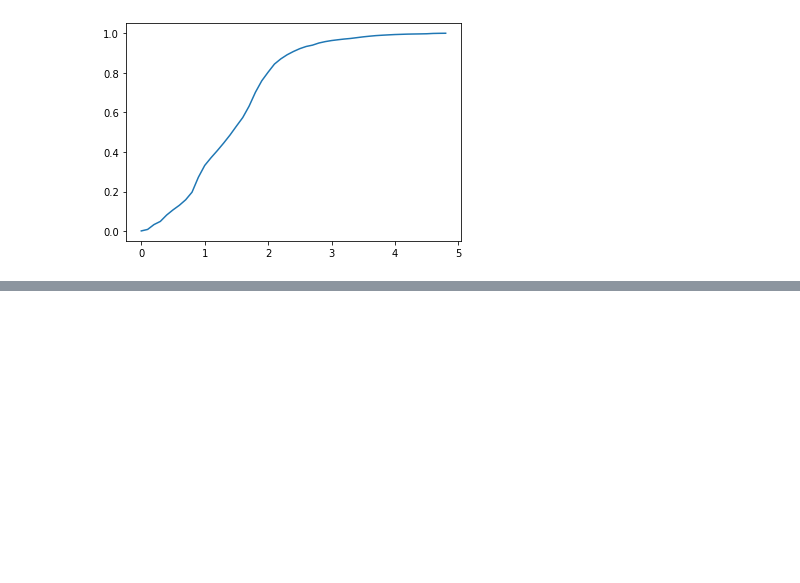
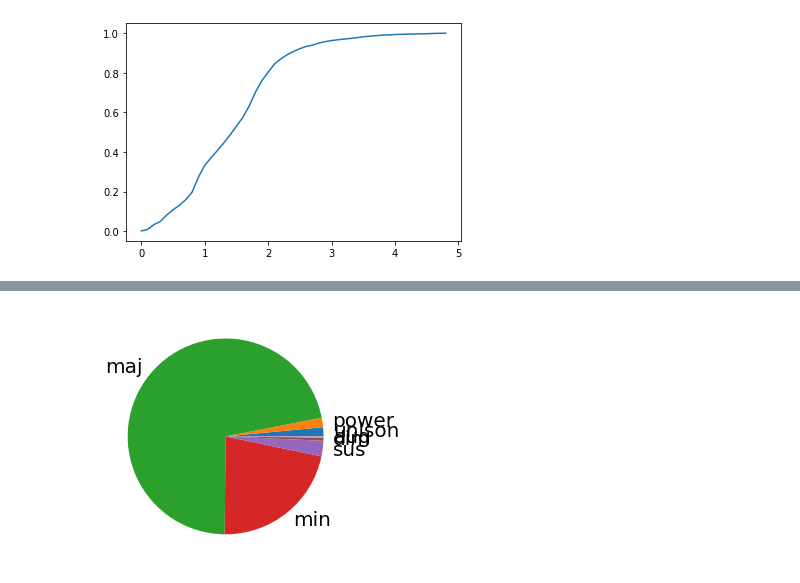
Before and after one commit to tristanlmiller/auto-guitar-tabs, a Jupyter notebook: initial_exploration/Data Characterization - chords.ipynb, the cells around one changed output, grey strips where cells are left out. Drawn from its saved outputs; the diff is of its cells as text; code cells hidden in the pictures; blank space fills up the shorter version.

```diff
--- a/initial_exploration/Data Characterization - chords.ipynb
+++ b/initial_exploration/Data Characterization - chords.ipynb
@@ -394,0 +426,10 @@ print(length_cumsum[6])
+# %%
+quality_unique, quality_counts = np.unique(all_labels[:,1], return_counts=True)
+quality_counts = quality_counts[~np.isnan(quality_unique)]
+qualities = [chord_loader.num_to_quality[x] for x in quality_unique[~np.isnan(quality_unique)]]
+plt.pie(quality_counts,labels=qualities)
+plt.tight_layout()
+plt.rc('font', size=15)
+plt.savefig('images/pie_quality')
+# %% [output]
+[figure, added]
```
Also changed, not shown: parts of 9 cells of this notebook, 8 other files.
